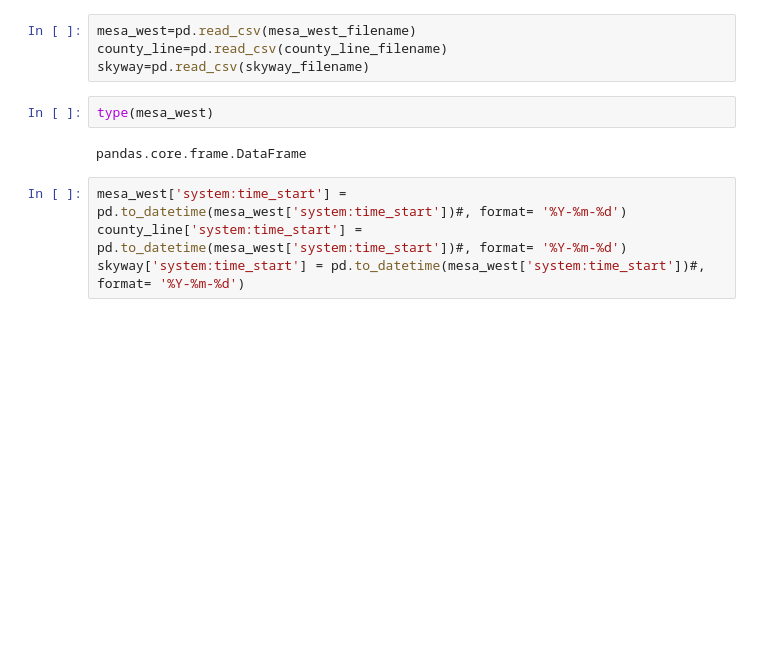
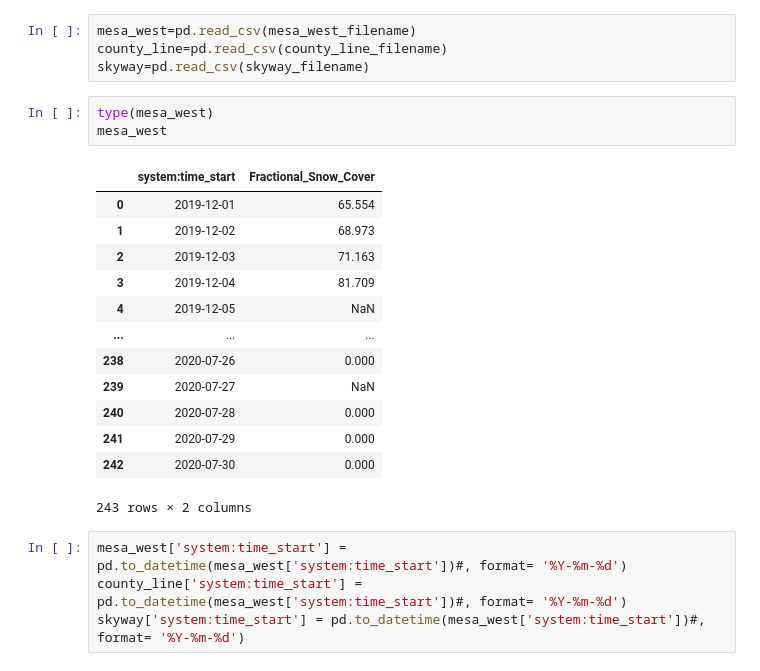
Before and after one commit to snowex-hackweek/snowmelt-timing, a Jupyter notebook: contributors/Mahboubeh/lila_modis_notebook.ipynb, the cells around one changed output. Cells and saved outputs as stored; diff of their text form; blank space fills up the shorter version.

```diff
--- a/contributors/Mahboubeh/lila_modis_notebook.ipynb
+++ b/contributors/Mahboubeh/lila_modis_notebook.ipynb
@@ -17,8 +17,21 @@ county_line=pd.read_csv(county_line_filename)
 skyway=pd.read_csv(skyway_filename)
 # %%
 type(mesa_west)
+mesa_west
 # %% [output]
+|  | system:time_start | Fractional_Snow_Cover |
+| 0 | 2019-12-01 | 65.554 |
+| 1 | 2019-12-02 | 68.973 |
+| 2 | 2019-12-03 | 71.163 |
+| 3 | 2019-12-04 | 81.709 |
+| 4 | 2019-12-05 | NaN |
+| ... | ... | ... |
+| 238 | 2020-07-26 | 0.000 |
+| 239 | 2020-07-27 | NaN |
+| 240 | 2020-07-28 | 0.000 |
+| 241 | 2020-07-29 | 0.000 |
+| 242 | 2020-07-30 | 0.000 |
-pandas.core.frame.DataFrame
+243 rows × 2 columns
 # %%
 mesa_west['system:time_start'] = pd.to_datetime(mesa_west['system:time_start'])#, format= '%Y-%m-%d')
 county_line['system:time_start'] = pd.to_datetime(mesa_west['system:time_start'])#, format= '%Y-%m-%d')
```
Also changed, not shown: 1 other file.
